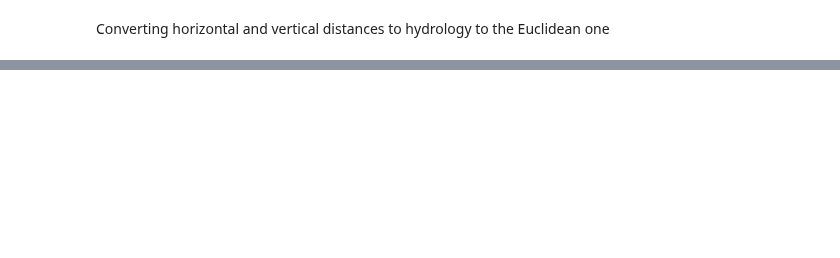
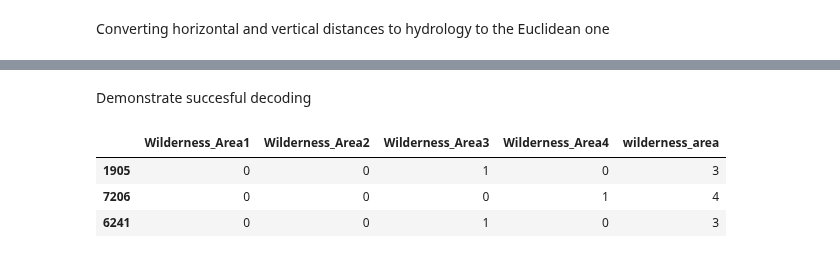
Before and after one commit to TeoAle/Kaggle_ML2, a Jupyter notebook: notebooks/EDA.ipynb, the cells around one changed output, grey strips where cells are left out. Drawn from its saved outputs; the diff is of its cells as text; code cells hidden in the pictures; blank space fills up the shorter version.

```diff
--- a/notebooks/EDA.ipynb
+++ b/notebooks/EDA.ipynb
@@ -80,0 +120,15 @@ elu_data_raw.head()
+# %%
+# reverse one-hot encoding for wilderness area
+wilderness_cols = [col for col in df.columns if col.startswith('Wilderness_Area')]
+df['wilderness_area'] = df[wilderness_cols].idxmax(axis=1).str.replace('Wilderness_Area','').astype(int)
+# %% [markdown]
+Demonstrate succesful decoding
+# %%
+df[
+    wilderness_cols + ['wilderness_area']
+    ].sample(3)
+# %% [output]
+|  | Wilderness_Area1 | Wilderness_Area2 | Wilderness_Area3 | Wilderness_Area4 | wilderness_area |
+| 1905 | 0 | 0 | 1 | 0 | 3 |
+| 7206 | 0 | 0 | 0 | 1 | 4 |
+| 6241 | 0 | 0 | 1 | 0 | 3 |
```
Also changed, not shown: parts of 29 cells of this notebook, 1 other file.
